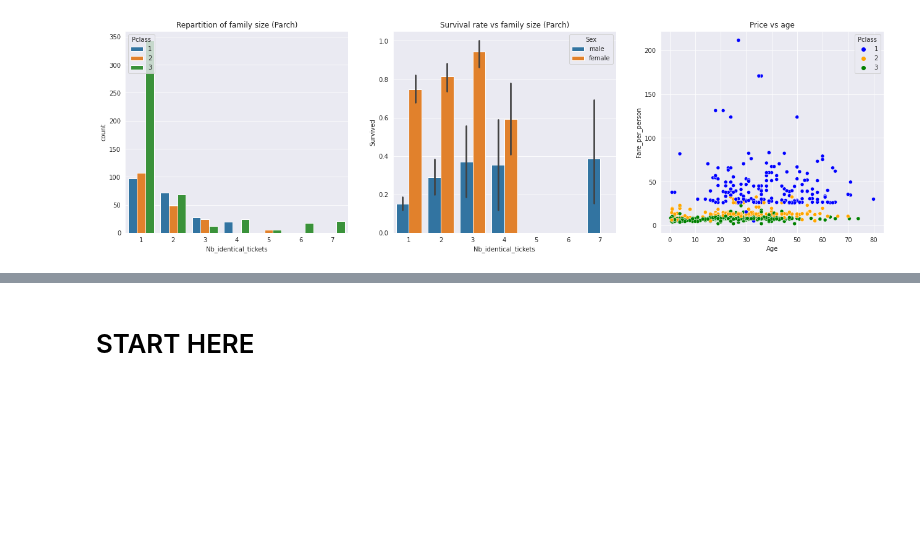
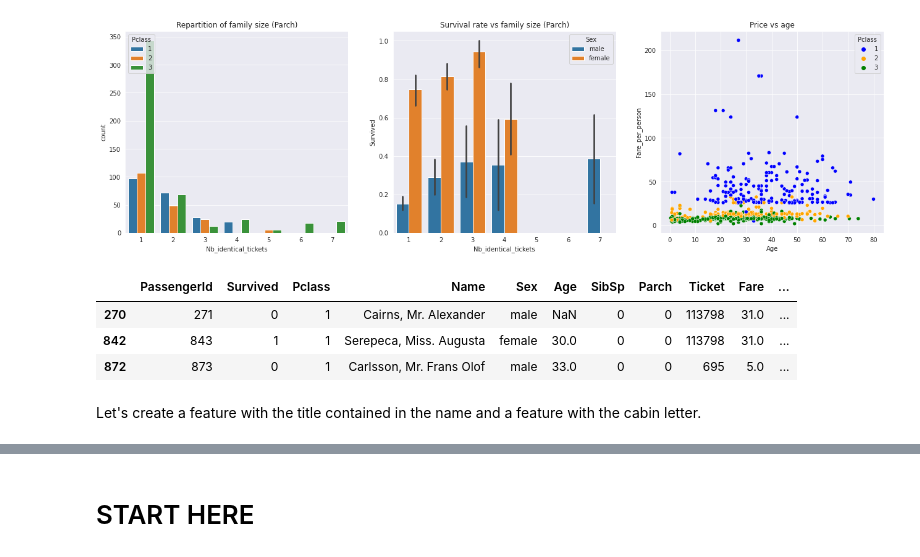
Before and after one commit to max-lutz/Kaggle_competitions, a Jupyter notebook: titanic-survival-prediction.ipynb, the cells around one changed output, grey strips where cells are left out. Saved outputs shown, nothing was run; the diff lists cells and outputs as text; code cells hidden in the pictures; blank space fills up the shorter version.

```diff
--- a/titanic-survival-prediction.ipynb
+++ b/titanic-survival-prediction.ipynb
@@ -425,3 +423,12 @@ sns.scatterplot(x="Age", y="Fare_per_person", hue="Pclass", data=df, ax=ax[2], p
 ax[2].set_title('Price vs age');
 # %% [output]
 [figure]
+# %%
+df.loc[(df['Fare_per_person'] <= 25) & (df['Pclass'] == 1)]
+# %% [output]
+|  | PassengerId | Survived | Pclass | Name | Sex | Age | SibSp | Parch | Ticket | Fare | ... |
+| 270 | 271 | 0 | 1 | Cairns, Mr. Alexander | male | NaN | 0 | 0 | 113798 | 31.0 | ... |
+| 842 | 843 | 1 | 1 | Serepeca, Miss. Augusta | female | 30.0 | 0 | 0 | 113798 | 31.0 | ... |
+| 872 | 873 | 0 | 1 | Carlsson, Mr. Frans Olof | male | 33.0 | 0 | 0 | 695 | 5.0 | ... |
+# %% [markdown]
+Let's create a feature with the title contained in the name and a feature with the cabin letter.
```
Also changed, not shown: parts of 10 cells of this notebook.
